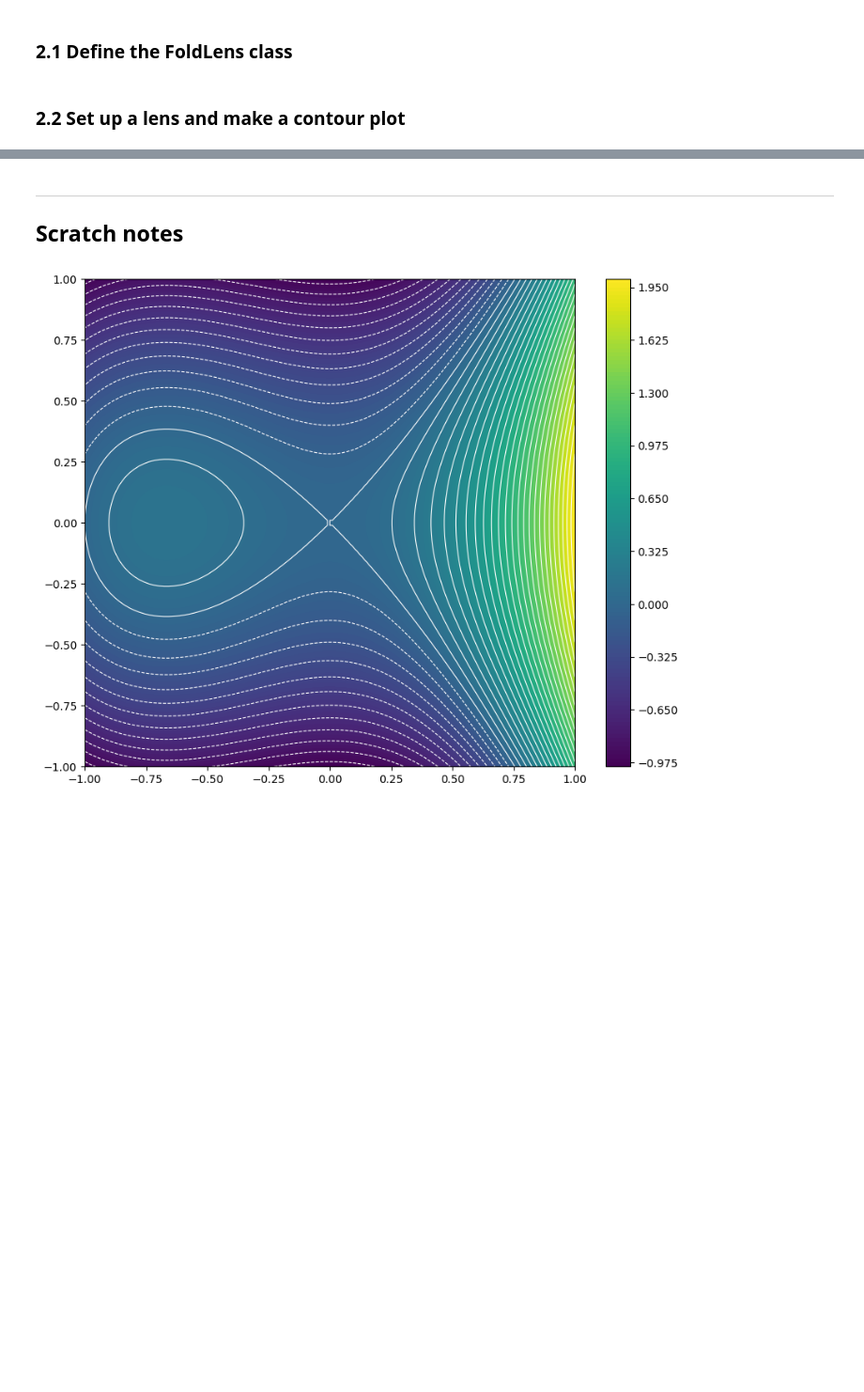
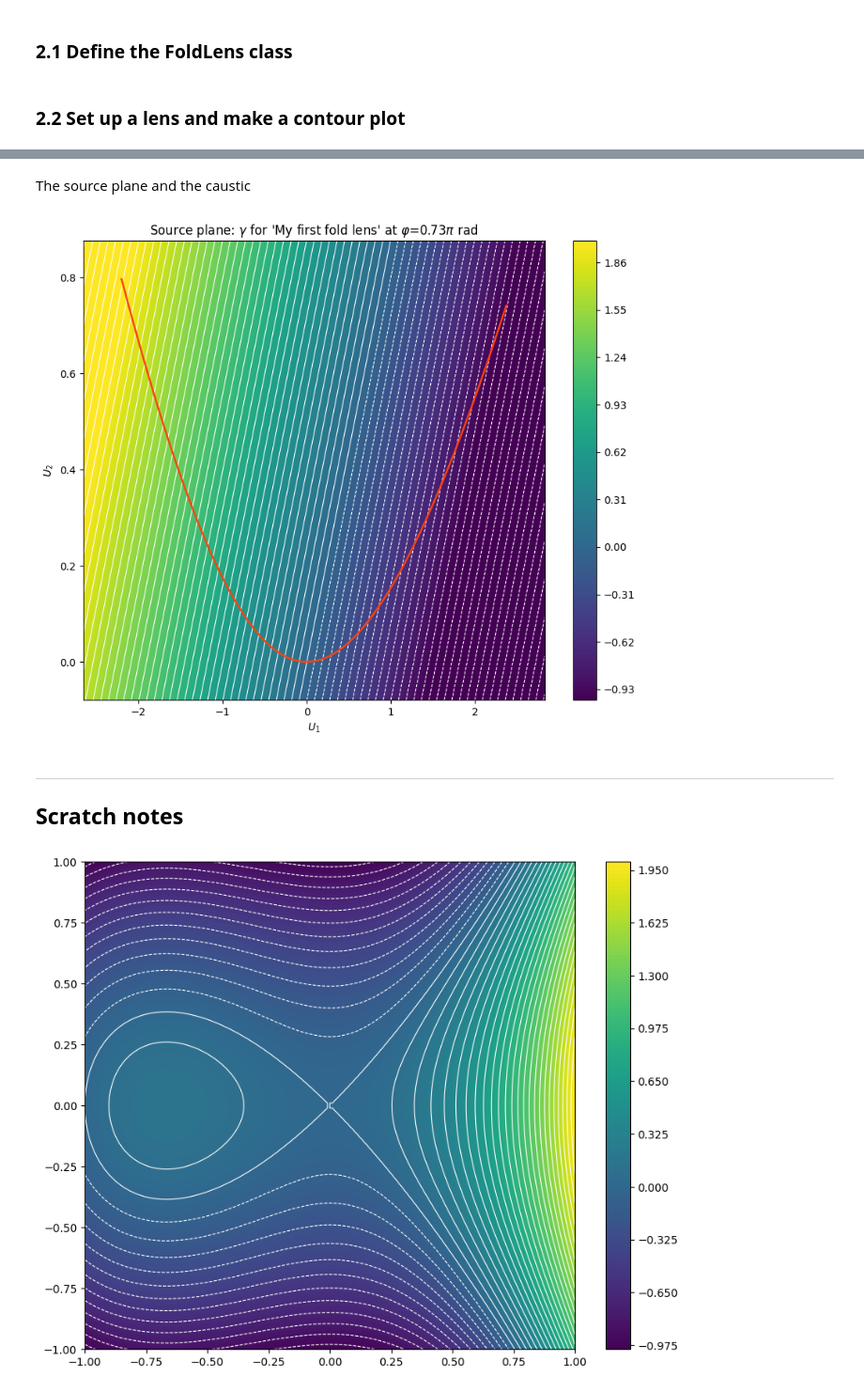
Before and after one commit to chrisharhaw/Optical_Drift_Effects, a Jupyter notebook: notebooks/caustics.ipynb, the cells around one changed output, grey strips where cells are left out. Shown at 94% size. Saved outputs shown, nothing was run; the diff lists cells and outputs as text; code cells hidden in the pictures; blank space fills up the shorter version.

```diff
--- a/notebooks/caustics.ipynb
+++ b/notebooks/caustics.ipynb
@@ -377,3 +378,75 @@ plt.show()
+# %% [markdown]
+The source plane and the caustic
+# %%
+# --- Make the second plot: source plane ---
+
+# First: extract the critical curve
+level_set = critical_contour.allsegs[0]     # full level set as a list consisting of many paths (arrays of points)
+x_coords = []
+y_coords = []
+for path in level_set:
+    x_coords.extend(path[:, 0])
+    y_coords.extend(path[:, 1])
+
+crtitcal_curve = np.stack([np.array(x_coords), np.array(y_coords)], axis=-1)     # make a (N, 2) array
+
+# Map the critical curve to the source plane, obraining the caustic
+caustic_x, caustic_y = cl.lensing_map(crtitcal_curve[:, 0], crtitcal_curve[:, 1])
+caustic = np.stack([caustic_x, caustic_y], axis=1)      # make a (N, 2) array
+
+# Pick automatically the ranges for the plot on the source plane
+
+# # Take the four corners of the plot on the lens plane
+# corner00 = [V1_range[0], V2_range[0]]
+# corner01 = [V1_range[0], V2_range[1]]
+# corner10 = [V1_range[1], V2_range[0]]
+# corner11 = [V1_range[1], V2_range[1]]
+# corners = np.stack([corner00, corner01, corner10, corner11], axis=0)     # make a (4, 2) array
+
+# # Map them
+# pt_source_plane_U1, pt_source_plane_U2 = cl.lensing_map(corners[:, 0], corners[:, 1])
+# pt_source_plane = np.stack([pt_source_plane_U1, pt_source_plane_U2], axis=1)    # make a (N, 2) array
+
+# # Pick the range on the source plane
+# U1_range = [min(pt_source_plane[:, 0]), max(pt_source_plane[:, 0])]
+# U2_range = [min(pt_source_plane[:, 1]), max(pt_source_plane[:, 1])]
+
+# Ranges containing the caustic
+U1_range = [min(caustic_x), max(caustic_x)]
+U2_range = [min(caustic_y), max(caustic_y)]
+
+# Extend a little bit the ranges
+U1_len = U1_range[1] - U1_range[0]
+U2_len = U2_range[1] - U2_range[0]
+
+U1_range = [U1_range[0] - 0.1 * U1_len, U1_range[1] + 0.1 * U1_len]
+U2_range = [U2_range[0] - 0.1 * U2_len, U2_range[1] + 0.1 * U2_len]
+
+N_U1, N_U2 = (200, 200)
+
+# Prepare the mesh
+U1, U2 = np.meshgrid(np.linspace(*U1_range, N_U1), np.linspace(*U2_range, N_U2))
+
+# Gamma function
+gamma_lens = U1 * np.cos(phi) + U2 * np.sin(phi)
+clamped_gamma_lens = np.empty_like(gamma_lens)
+for i in range(gamma_lens.shape[0]):
+    for j in range(gamma_lens.shape[1]):
+        clamped_gamma_lens[i, j] = clamp(gamma_lens[i, j], lo=lo, hi=hi)
+
+
+fig, ax = plt.subplots(figsize=(10, 8))
+plt.contourf(U1, U2, clamped_gamma_lens, levels=300, cmap=mpl.colormaps.get_cmap('viridis'))
+plt.colorbar()
+plt.contour(U1, U2, gamma_lens, levels=80, colors='white', linewidths=(0.8,))
+plt.plot(caustic[:, 0], caustic[:, 1], color='xkcd:orangered', linewidth=1.8)
+ax.set_xlabel(r"$U_1$")
+ax.set_ylabel(r"$U_2$")
+ax.set_title(r"Source plane: $\gamma$" + f" for '{cl.name}' at " + r"$\varphi$" + f"={phi/(np.pi):.2f}" + r"$\pi$ rad")
+plt.show()
+plt.show()
+# %% [output]
+[figure, added]
 # %% [markdown]
 
 ---
```
Also changed, not shown: parts of 4 cells of this notebook.
